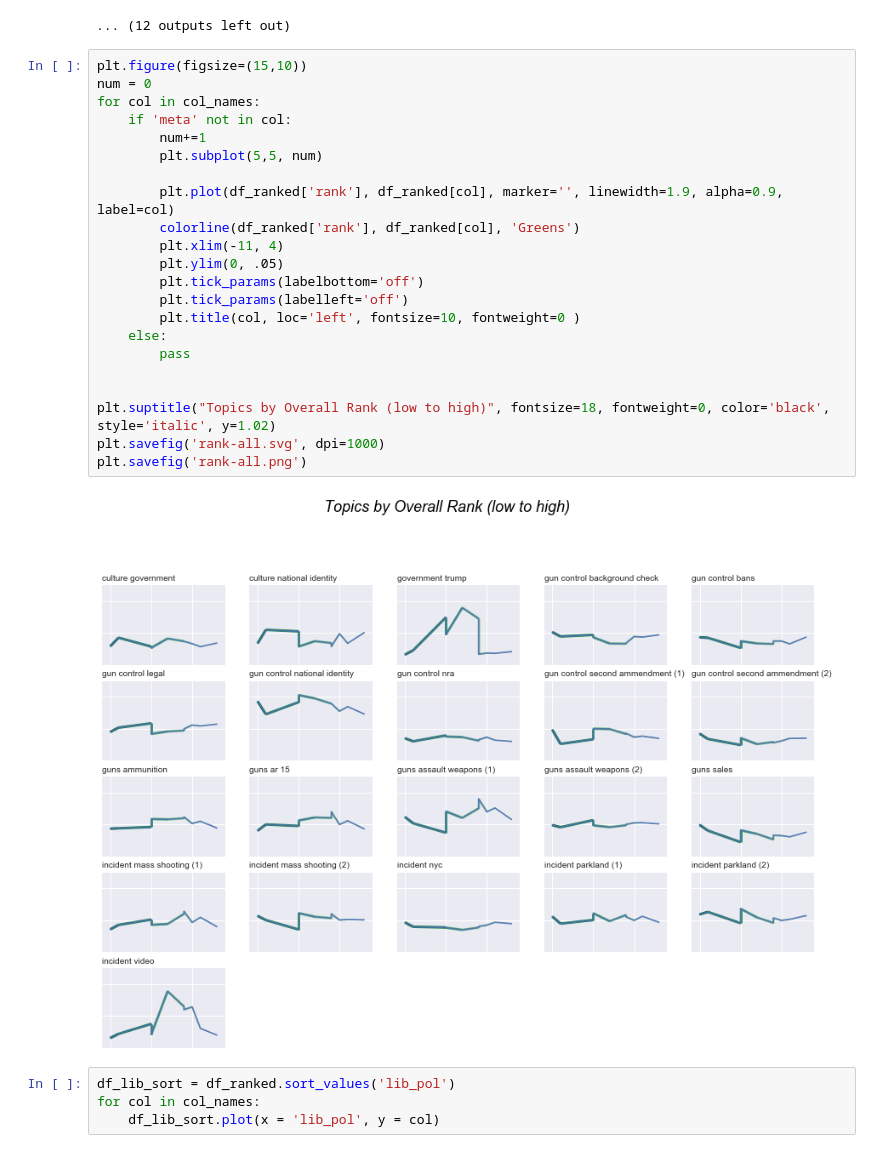
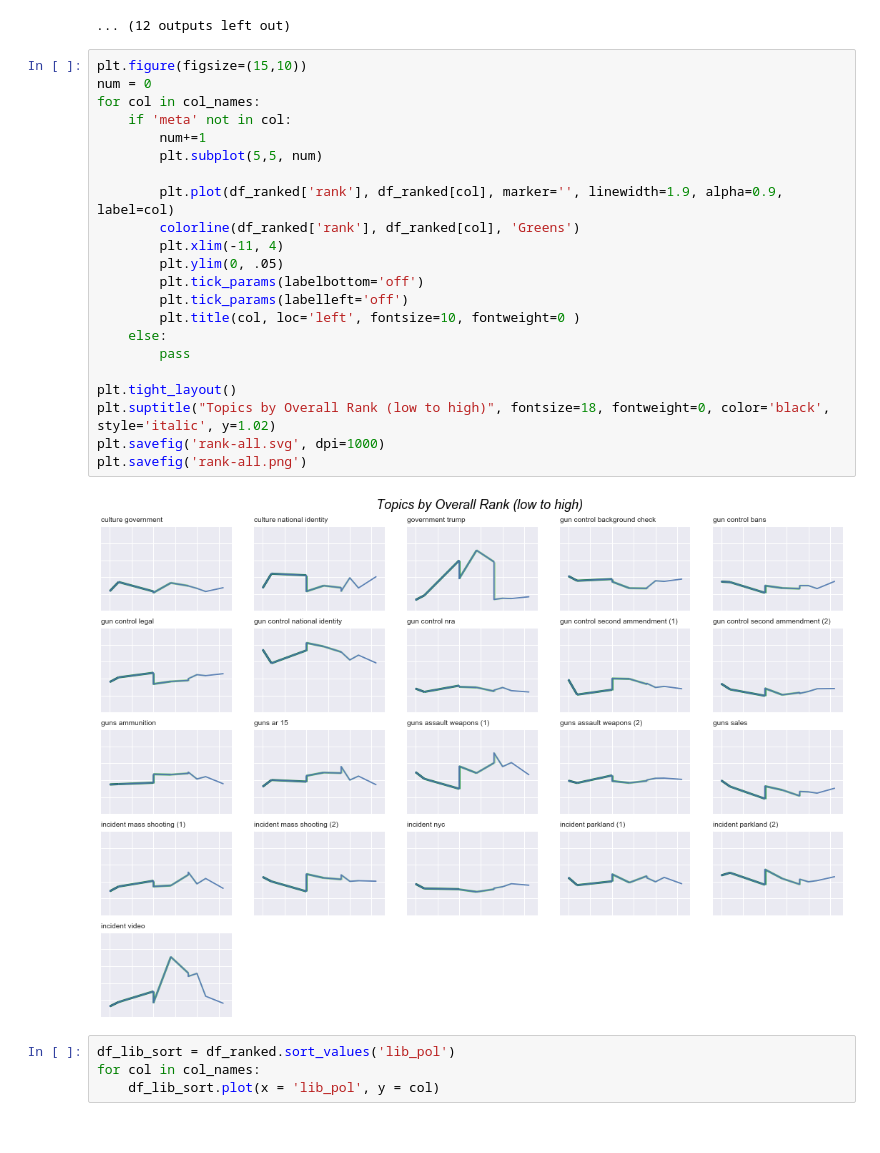
Before and after one commit to michellejm/guns_in_America, a Jupyter notebook: guns_wafflegrids.ipynb, the cells around one changed output. Cells and saved outputs as stored; diff of their text form.

```diff
--- a/guns_wafflegrids.ipynb
+++ b/guns_wafflegrids.ipynb
@@ -179,27 +179,27 @@ for col in col_names:
 # %%
 plt.figure(figsize=(15,10))
 num = 0
 for col in col_names:
     if 'meta' not in col:
         num+=1
         plt.subplot(5,5, num)
 
         plt.plot(df_ranked['rank'], df_ranked[col], marker='', linewidth=1.9, alpha=0.9, label=col)
         colorline(df_ranked['rank'], df_ranked[col], 'Greens')
         plt.xlim(-11, 4)
         plt.ylim(0, .05)
         plt.tick_params(labelbottom='off')
         plt.tick_params(labelleft='off')
         plt.title(col, loc='left', fontsize=10, fontweight=0 )
     else:
         pass
 
-
+plt.tight_layout()
 plt.suptitle("Topics by Overall Rank (low to high)", fontsize=18, fontweight=0, color='black', style='italic', y=1.02)
 plt.savefig('rank-all.svg', dpi=1000)
 plt.savefig('rank-all.png')
 # %% [output]
-[figure, old version]
+[figure, new version]
 # %%
 df_lib_sort = df_ranked.sort_values('lib_pol')
 for col in col_names:
```
Also changed, not shown: parts of 7 cells of this notebook, 2 other files.
